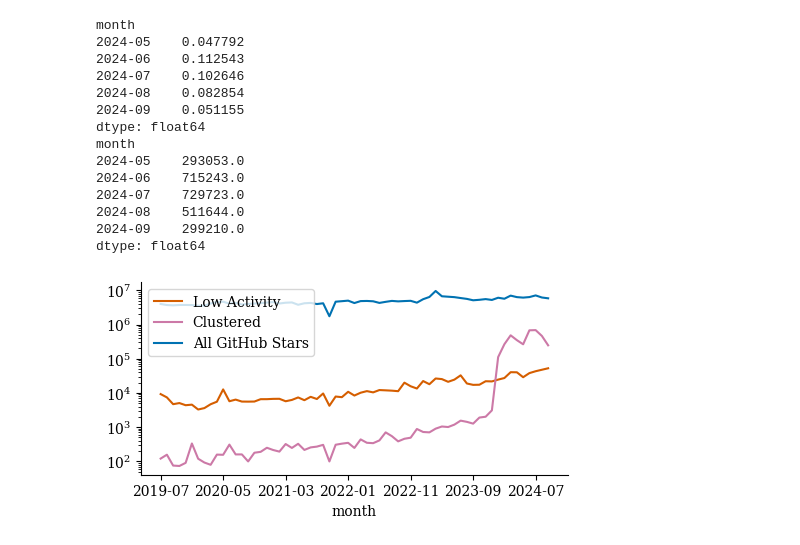
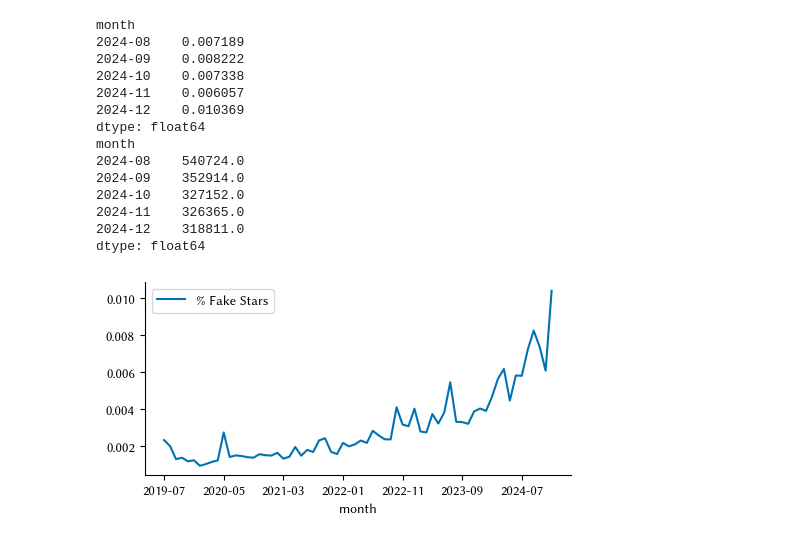
Before and after one commit to hehao98/StarScout, a Jupyter notebook: rq1-prevalence.ipynb, the cells around one changed output. Drawn from its saved outputs; the diff is of its cells as text; code cells hidden in the pictures.

```diff
--- a/rq1-prevalence.ipynb
+++ b/rq1-prevalence.ipynb
@@ -49,7 +53,7 @@ def aggreagte_user_ts(fake_type: str, repo_months: set[tuple[str, str]]) -> pd.S
 # %%
 repo_with_campaign = data.get_repos_with_campaign()
 stars_by_month = data.get_fake_stars_by_month()
-stars_by_month = stars_by_month[stars_by_month.month != "2024-10"]
+stars_by_month = stars_by_month[stars_by_month.month != "2025-01"]
 # %%
 ts_real = pd.read_csv("data/all_github_stars_by_month.csv").set_index("month")[
     "n_stars"
@@ -94,32 +98,29 @@ ts_fake_users["clustered_only"] = (
     ts_fake_users["clustered_actors"] - ts_fake_users["both"]
 )
 # %%
+percentage = (ts_fake.n_stars_low_activity) / ts_real
+
 fig, ax = plt.subplots(1, 1, figsize=(W, H))
-ts_fake.plot(kind="line", ax=ax, color=["C2", "C3"])
-ts_real.plot(kind="line", ax=ax, color="C0")
-ax.set_yscale("log")
-ax.legend(loc="upper left", labels=["Low Activity", "Clustered", "All GitHub Stars"])
+percentage.plot(kind="line", ax=ax)
+ax.legend(loc="upper left", labels=["% Fake Stars"])
 plot.remove_spines(ax)
 fig.savefig("plots/ts_stars.pdf", bbox_inches="tight")
 
-percentage = (
-    ts_fake.n_stars_low_activity + ts_fake.n_stars_clustered
-) / ts_real
 print(percentage.tail())
 print((ts_fake.n_stars_low_activity + ts_fake.n_stars_clustered).tail())
 # %% [output]
 month
-2024-05    0.047792
-2024-06    0.112543
-2024-07    0.102646
-2024-08    0.082854
-2024-09    0.051155
+2024-08    0.007189
+2024-09    0.008222
+2024-10    0.007338
+2024-11    0.006057
+2024-12    0.010369
 dtype: float64
 month
-2024-05    293053.0
-2024-06    715243.0
-2024-07    729723.0
-2024-08    511644.0
-2024-09    299210.0
+2024-08    540724.0
+2024-09    352914.0
+2024-10    327152.0
+2024-11    326365.0
+2024-12    318811.0
 dtype: float64
-[figure, old version]
+[figure, new version]
```
Also changed, not shown: parts of 7 cells of this notebook, 17 other files.
